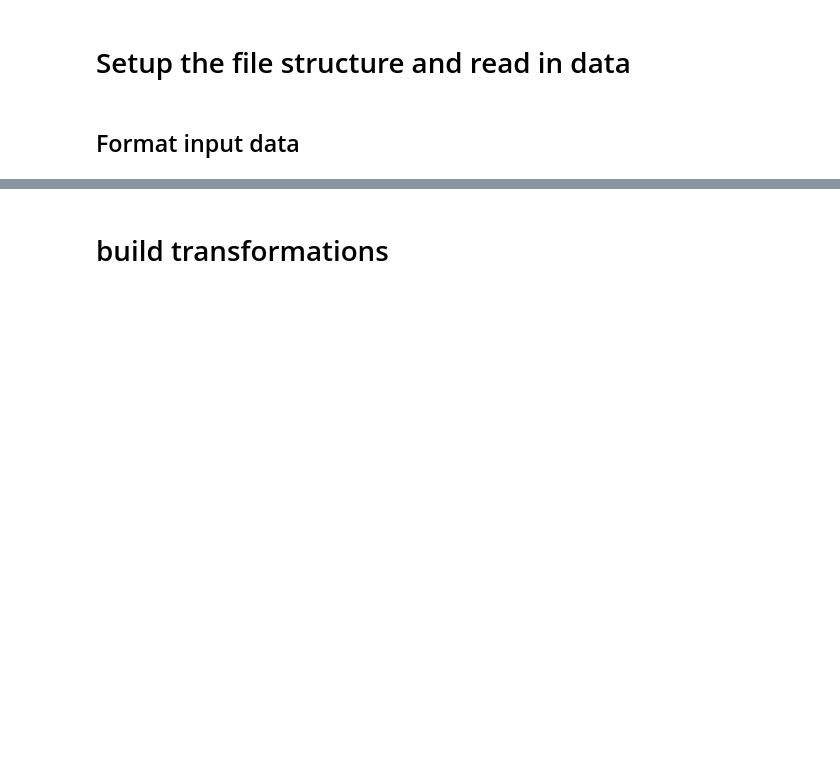
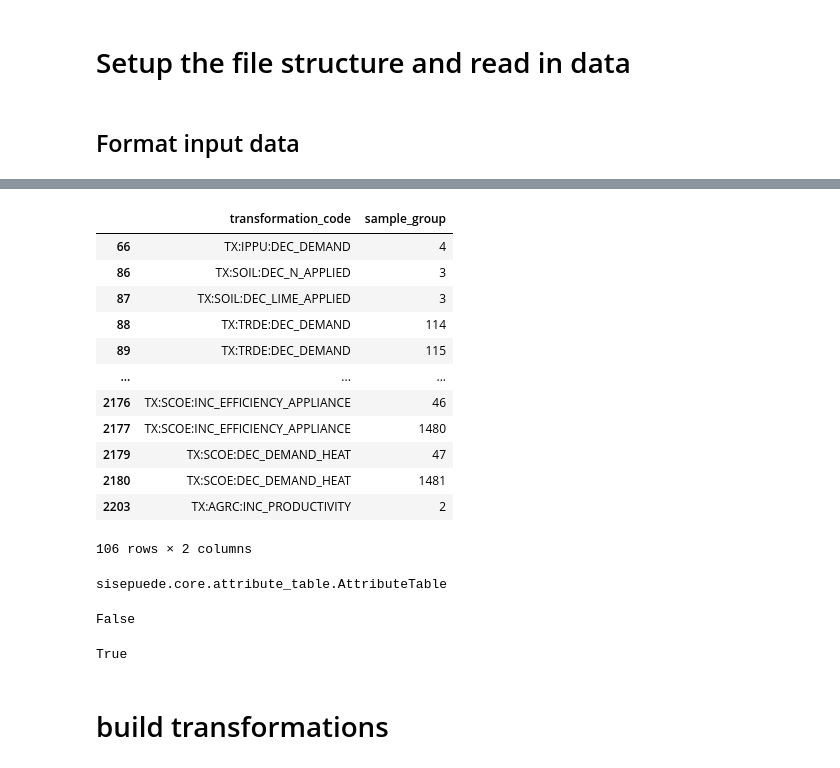
Before and after one commit to jcsyme/sisepuede_region_nbs, a Jupyter notebook: louisiana/run_louisiana.ipynb, the cells around one changed output, grey strips where cells are left out. Cells and saved outputs as stored; diff of their text form; code cells hidden in the pictures; blank space fills up the shorter version.

```diff
--- a/louisiana/run_louisiana.ipynb
+++ b/louisiana/run_louisiana.ipynb
@@ -83,0 +198,24 @@ df_input = (
+# %%
+df_map[["transformation_code", "sample_group"]].drop_duplicates().dropna()
+# %% [output]
+|  | transformation_code | sample_group |
+| 66 | TX:IPPU:DEC_DEMAND | 4 |
+| 86 | TX:SOIL:DEC_N_APPLIED | 3 |
+| 87 | TX:SOIL:DEC_LIME_APPLIED | 3 |
+| 88 | TX:TRDE:DEC_DEMAND | 114 |
+| 89 | TX:TRDE:DEC_DEMAND | 115 |
+| ... | ... | ... |
+| 2176 | TX:SCOE:INC_EFFICIENCY_APPLIANCE | 46 |
+| 2177 | TX:SCOE:INC_EFFICIENCY_APPLIANCE | 1480 |
+| 2179 | TX:SCOE:DEC_DEMAND_HEAT | 47 |
+| 2180 | TX:SCOE:DEC_DEMAND_HEAT | 1481 |
+| 2203 | TX:AGRC:INC_PRODUCTIVITY | 2 |
+106 rows × 2 columns
+# %%
+type(sfs.ma.ATTRCUR)
+# %% [output]
+sisepuede.core.attribute_table.AttributeTable
+# %%
+att.is_attribute_table(sfs.ma.ATTRCUR)
+# %% [output]
+False
@@ -83,0 +227,4 @@ df_input = (
+# %%
+att.is_attribute_table(file_struct.model_attributes.get_dimensional_attribute_table("time_period"))
+# %% [output]
+True
```
Also changed, not shown: parts of 19 cells of this notebook, 7 other files.
